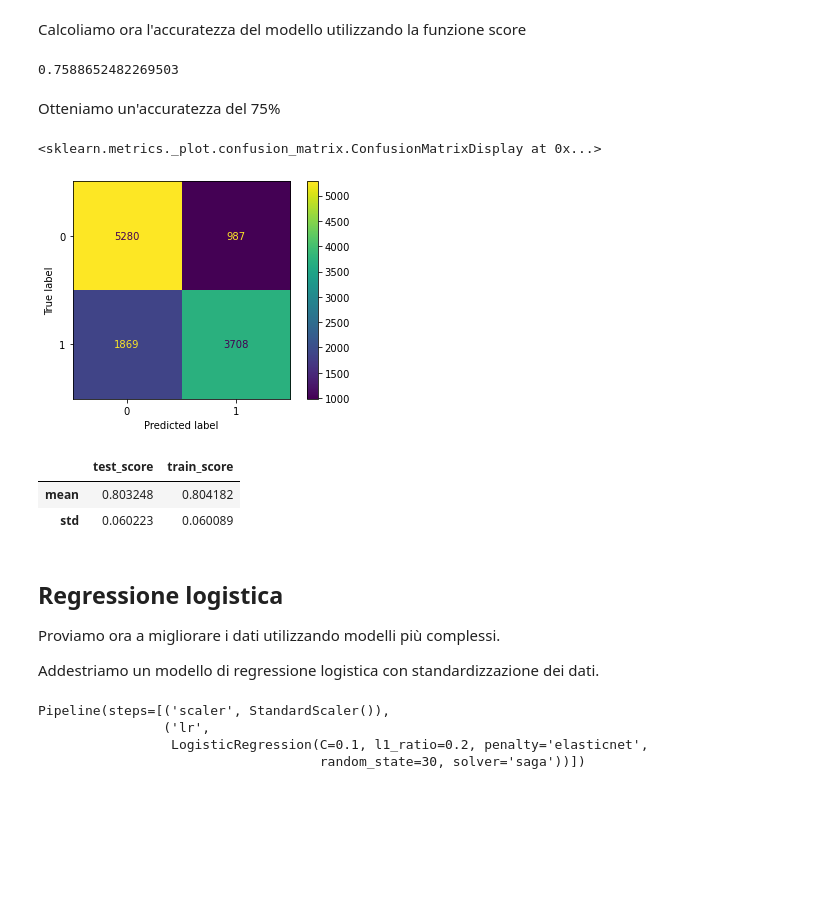
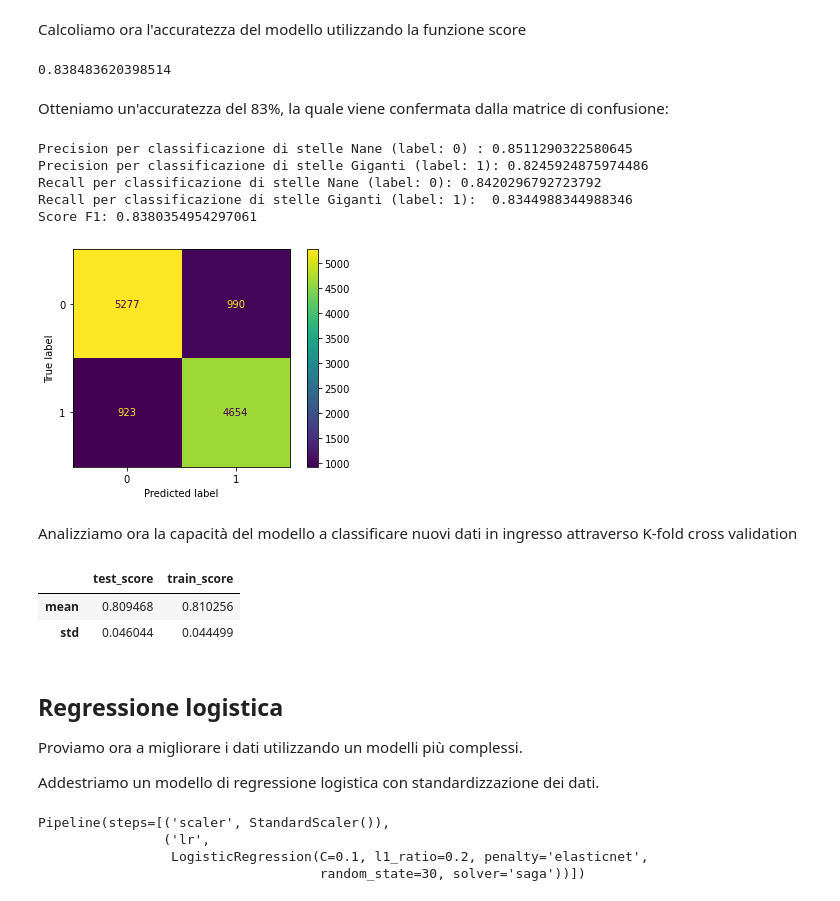
Before and after one commit to giovaz94/Progetto-DI, a Jupyter notebook: Progetto Applicazioni Data Intensive.ipynb, the cells around one changed output. Cells and saved outputs as stored; diff of their text form; code cells hidden in the pictures; blank space fills up the shorter version.

Commit message:
Add accurancy analisys and a Pipeline to the perceptron model

```diff
--- a/Progetto Applicazioni Data Intensive.ipynb
+++ b/Progetto Applicazioni Data Intensive.ipynb
@@ -258,3 +251,28 @@ def percentage_correct_class(y_pred):
+# %%
+def show_model_stats(model, X, y):
+    # Mostra la matrice di confusione
+    y_pred = model.predict(X)
+    cm = confusion_matrix(y, y_pred)
+    plot_confusion_matrix(model, X, y, labels=[0,1])
+
+    # Statistiche di precision, recall e F1
+
+    precision = [
+        precision_score(y, y_pred, pos_label=x) for x in [0,1]
+    ]
+    print(f"Precision per classificazione di stelle Nane (label: 0) : {precision[0]}")
+    print(f"Precision per classificazione di stelle Giganti (label: 1): {precision[1]}")
+
+
+    recall = [
+        recall_score(y, y_pred, pos_label=x) for x in [0,1]
+    ]
+    print(f"Recall per classificazione di stelle Nane (label: 0): {recall[0]}")
+    print(f"Recall per classificazione di stelle Giganti (label: 1):  {recall[1]}")
+
+    f1 = f1_score(y, y_pred, average="macro")
+
+    print(f"Score F1: {f1}")
 # %% [markdown]
 ## Perceptron
 
@@ -266,4 +281,0 @@ Prima di applicare il modello applichiamo uno standard scaler per ottenere dati
-# %%
-scaler = StandardScaler()
-X2_train = scaler.fit_transform(X_train)
-X2_val = scaler.transform(X_val)
@@ -276,0 +282,6 @@ Perceptron(l1_ratio=0.3, penalty='l1', random_state=42)
+# %%
+model = Pipeline([
+    ("scaler", StandardScaler()),
+    ("perceptron", Perceptron(random_state=42, penalty="l1", l1_ratio = 0.30))
+])
+model.fit(X, y)
@@ -298,29 +313,33 @@ Calcoliamo ora l'accuratezza del modello utilizzando la funzione score
 # %%
 model.score(X2_val, y_val)
 # %% [output]
-0.7588652482269503
+0.838483620398514
 # %% [markdown]
-Otteniamo un'accuratezza del 75%
+Otteniamo un'accuratezza del 83%, la quale viene confermata dalla matrice di confusione:
 # %%
-y_pred = model.predict(X2_val)
-cm = confusion_matrix(y_val, y_pred)
-plot_confusion_matrix(model, X2_val, y_val,labels=[0,1])
+show_model_stats(model, X2_val, y_val)
 # %% [output]
-<sklearn.metrics._plot.confusion_matrix.ConfusionMatrixDisplay at 0x...>
+Precision per classificazione di stelle Nane (label: 0) : 0.8511290322580645
+Precision per classificazione di stelle Giganti (label: 1): 0.8245924875974486
+Recall per classificazione di stelle Nane (label: 0): 0.8420296792723792
+Recall per classificazione di stelle Giganti (label: 1):  0.8344988344988346
+Score F1: 0.8380354954297061
-[figure, old version]
+[figure, new version]
+# %% [markdown]
+Analizziamo ora la capacità del modello a classificare nuovi dati in ingresso attraverso K-fold cross validation
 # %%
-split_number = 6  # Split del modello in 6 folds
+split_number = 6
 kfolds = KFold(split_number, shuffle=True, random_state = 33)
 kval_results = cross_validate(model, X, y, cv=kfolds, return_train_score=True)
 df_kval_results = pd.DataFrame(kval_results)
 df_kval_results[['test_score', 'train_score']].agg(['mean', 'std'])
 # %% [output]
 |  | test_score | train_score |
-| mean | 0.803248 | 0.804182 |
-| std | 0.060223 | 0.060089 |
+| mean | 0.809468 | 0.810256 |
+| std | 0.046044 | 0.044499 |
 # %% [markdown]
 ## Regressione logistica
-Proviamo ora a migliorare i dati utilizzando modelli più complessi.
+Proviamo ora a migliorare i dati utilizzando un modelli più complessi.
 
 Addestriamo un modello di regressione logistica con standardizzazione dei dati.
 # %%
```
Also changed, not shown: parts of 21 cells of this notebook.
